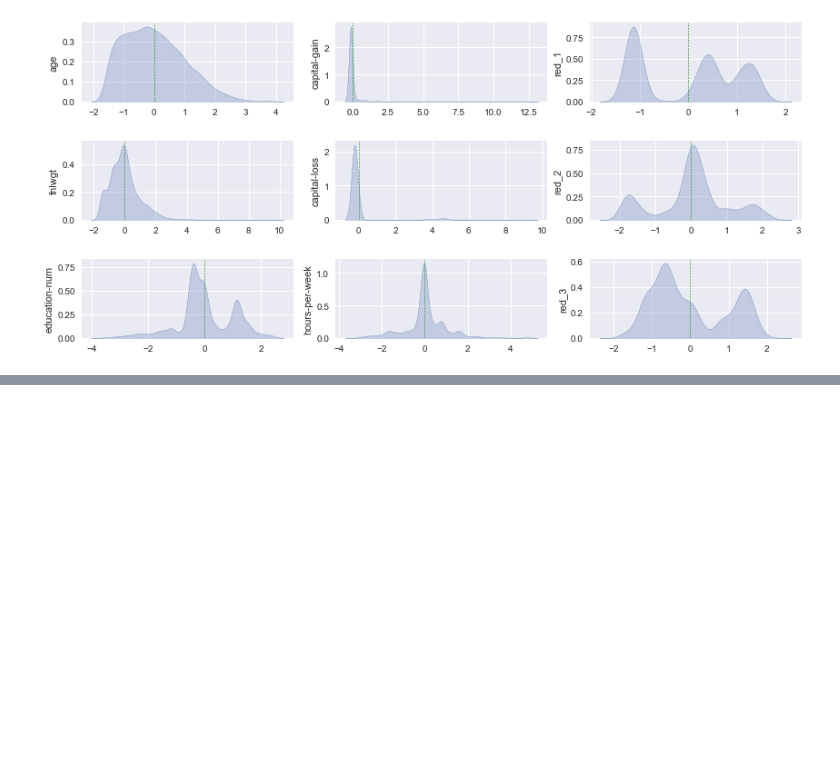
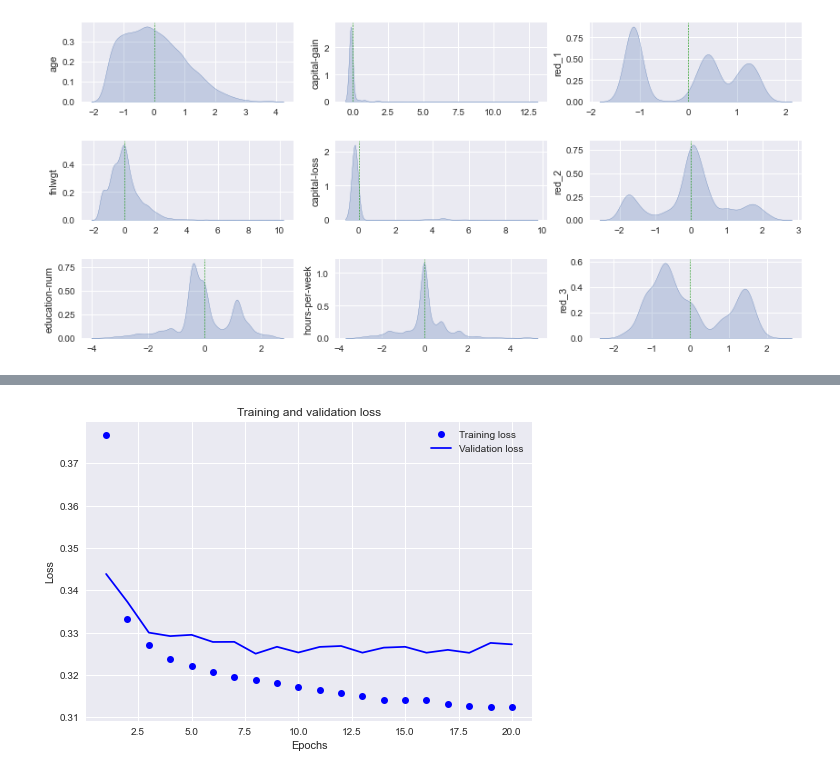
Before and after one commit to sw-song/kaggle-study, a Jupyter notebook: 00_10_predict_income/predict_income.ipynb, the cells around one changed output, grey strips where cells are left out. Cells and saved outputs as stored; diff of their text form; code cells hidden in the pictures; blank space fills up the shorter version.

```diff
--- a/00_10_predict_income/predict_income.ipynb
+++ b/00_10_predict_income/predict_income.ipynb
@@ -536,0 +564,5 @@ plt.subplots_adjust(top=1.0, hspace=0.5, right=1.5)
+# %%
+lr = LogisticRegression()
+
+lr.fit(X_train, y_train)
+pred = lr.predict(X_test)
@@ -536,0 +632,6 @@ plt.subplots_adjust(top=1.0, hspace=0.5, right=1.5)
+# %%
+xgb = XGBClassifier()
+xgb.fit(X_train, y_train)
+pred = xgb.predict(X_test)
+
+print('Accuracy : {:.2f}'.format((pred==y_test).sum()/len(pred)))
@@ -536,0 +664,6 @@ plt.subplots_adjust(top=1.0, hspace=0.5, right=1.5)
+# %%
+lgbm = LGBMClassifier()
+lgbm.fit(X_train, y_train)
+pred = lgbm.predict(X_test)
+
+print('Accuracy : {:.2f}'.format((pred==y_test).sum()/len(pred)))
@@ -536,0 +700,13 @@ plt.subplots_adjust(top=1.0, hspace=0.5, right=1.5)
+# %%
+model = models.Sequential()
+model.add(layers.Dense(16, activation='relu', input_shape=(9,)))
+model.add(layers.Dense(32, activation='relu'))
+model.add(layers.Dense(32, activation='relu'))
+model.add(layers.Dense(1, activation='sigmoid'))
+
+model.compile(optimizer='rmsprop', loss='binary_crossentropy', metrics=['accuracy'])
+
+history = model.fit(X_train, y_train,
+          epochs=20,
+          batch_size=50,
+          validation_data=(X_test, y_test))
@@ -536,0 +731,17 @@ plt.subplots_adjust(top=1.0, hspace=0.5, right=1.5)
+# %%
+history_dict = history.history
+loss = history_dict['loss']
+val_loss = history_dict['val_loss']
+
+epochs = range(1, len(loss) + 1)
+
+plt.plot(epochs, loss, 'bo', label='Training loss')  # ‘bo’는 파란색 점을 의미합니다.
+plt.plot(epochs, val_loss, 'b', label='Validation loss') # ‘b’는 파란색 실선을 의미합니다.
+plt.title('Training and validation loss')
+plt.xlabel('Epochs')
+plt.ylabel('Loss')
+plt.legend()
+
+plt.show()
+# %% [output]
+[figure, added]
```
Also changed, not shown: parts of 25 cells of this notebook.
